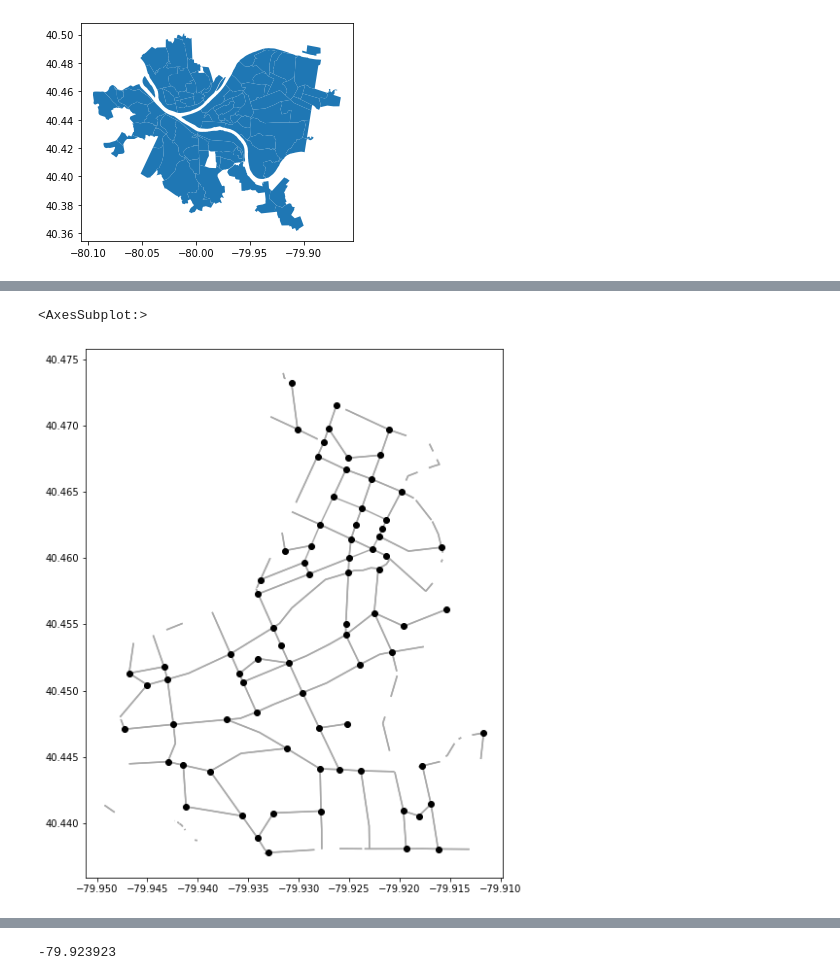
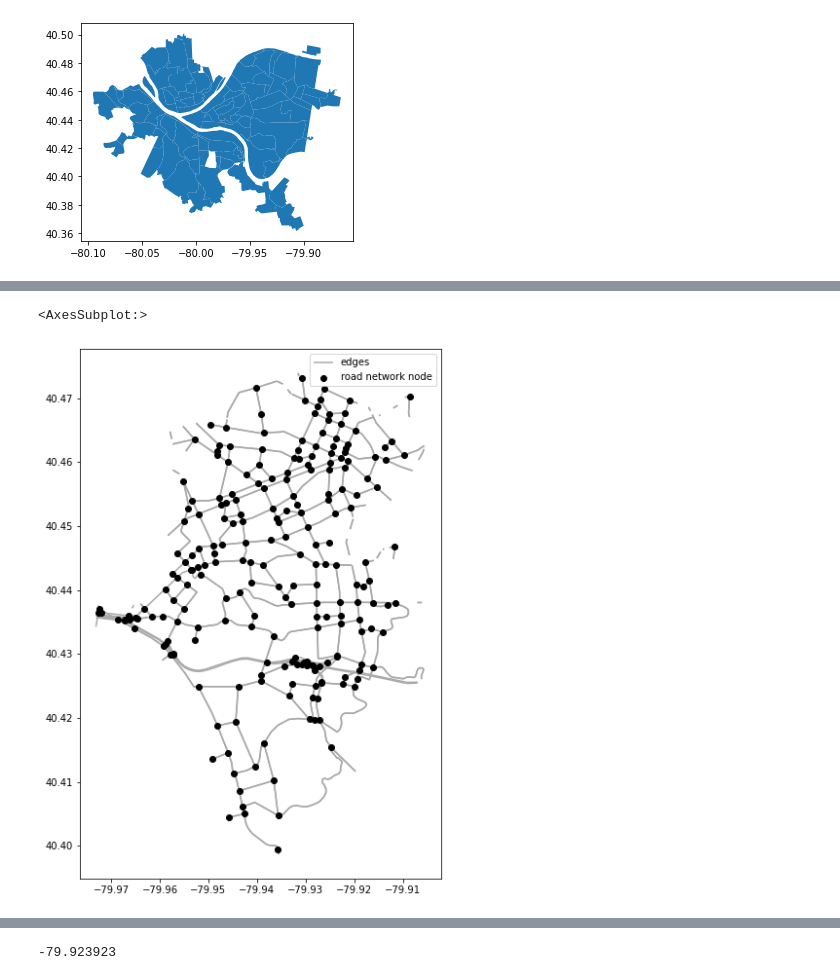
Before and after one commit to lgraff/Multimodal-Accessibility_notebooks, a Jupyter notebook: PGH_network.ipynb, the cells around one changed output, grey strips where cells are left out. Drawn from its saved outputs; the diff is of its cells as text; code cells hidden in the pictures.

```diff
--- a/PGH_network.ipynb
+++ b/PGH_network.ipynb
@@ -13,0 +18,10 @@ InteractiveShell.ast_node_interactivity = "all"
+# %%
+# nodes_type_list is list of tuples of form [(nodes_df, node_color, node_label)]
+def plot_nodes_and_edges(node_type_list, edges_df):
+    fig, ax = plt.subplots(figsize=(10,10))
+    ax.set_aspect('equal')
+    edges_df.plot(ax=ax, color = 'darkgray', zorder=1, label='edges')
+    for n in node_type_list:
+        n[0].plot(ax=ax, color = n[1], label = n[2], zorder=2)
+    ax.legend()
+    return ax
@@ -70,10 +145,10 @@ pgh_nhoods.plot()  # this is a polygon layer
 # %%
 # Select a subset of neighborhoods for which the analysis will be conducted
 hood_list = pgh_nhoods['hood'].tolist()
-hood_keep = ['Squirrel Hill North', 'Shadyside', 'East Liberty']  # smaller list for testing
-# hood_keep = ["Central Oakland", 'North Oakland', 'South Oakland', 'Bloomfield', 'Garfield', 'Friendship', 'East Liberty',
-#              'Larimer', 'Shadyside', 'Squirrel Hill North', 'Squirrel Hill South', 'Greenfield', 'Hazelwood',
-#              'Glen Hazel']
+#hood_keep = [ 'Central Oakland', 'North Oakland']  # smaller list for testing
+hood_keep = ['Squirrel Hill North', 'Shadyside', 'East Liberty', "Central Oakland", 'North Oakland', 'South Oakland', 'Bloomfield', 'Garfield', 'Friendship', 'East Liberty',
+              'Larimer', 'Shadyside', 'Squirrel Hill North', 'Squirrel Hill South', 'Greenfield', 'Hazelwood',
+              'Glen Hazel'] #'Westwood', 'Crafton Heights', 'Sheraden', 'Windgap', 'Fairywood']
 pgh_nhoods_mask = pgh_nhoods[pgh_nhoods['hood'].isin(hood_keep)]  # subset the nhood polygon layer
 # %%
 # clip the nodes: only include those within the selected neighborhoods
@@ -123,15 +198,8 @@ Datum: World Geodetic System 1984
-# %%
-def plot_nodes_and_edges(nodes_df, edges_df):
-    fig, ax = plt.subplots(figsize=(10,10))
-    ax.set_aspect('equal')
-    edges_df.plot(ax=ax, color = 'darkgray', zorder=1)
-    nodes_df.plot(ax=ax, color = 'black', zorder=2)
-    return ax
 # %%
-plot_nodes_and_edges(nodes_clip, edges_clip)
+plot_nodes_and_edges([(nodes_clip, 'black', 'road network node')], edges_clip)
 # %% [output]
 <AxesSubplot:>
-[figure, old version]
+[figure, new version]
 # %%
 # Are 'N1' and 'N2' in edges df equivalent to 'ID' in nodes df? Test:
 edges_clip = edges_clip.astype({'N1':'int32', 'N2':'int32'})
```
Also changed, not shown: parts of 68 cells of this notebook.
